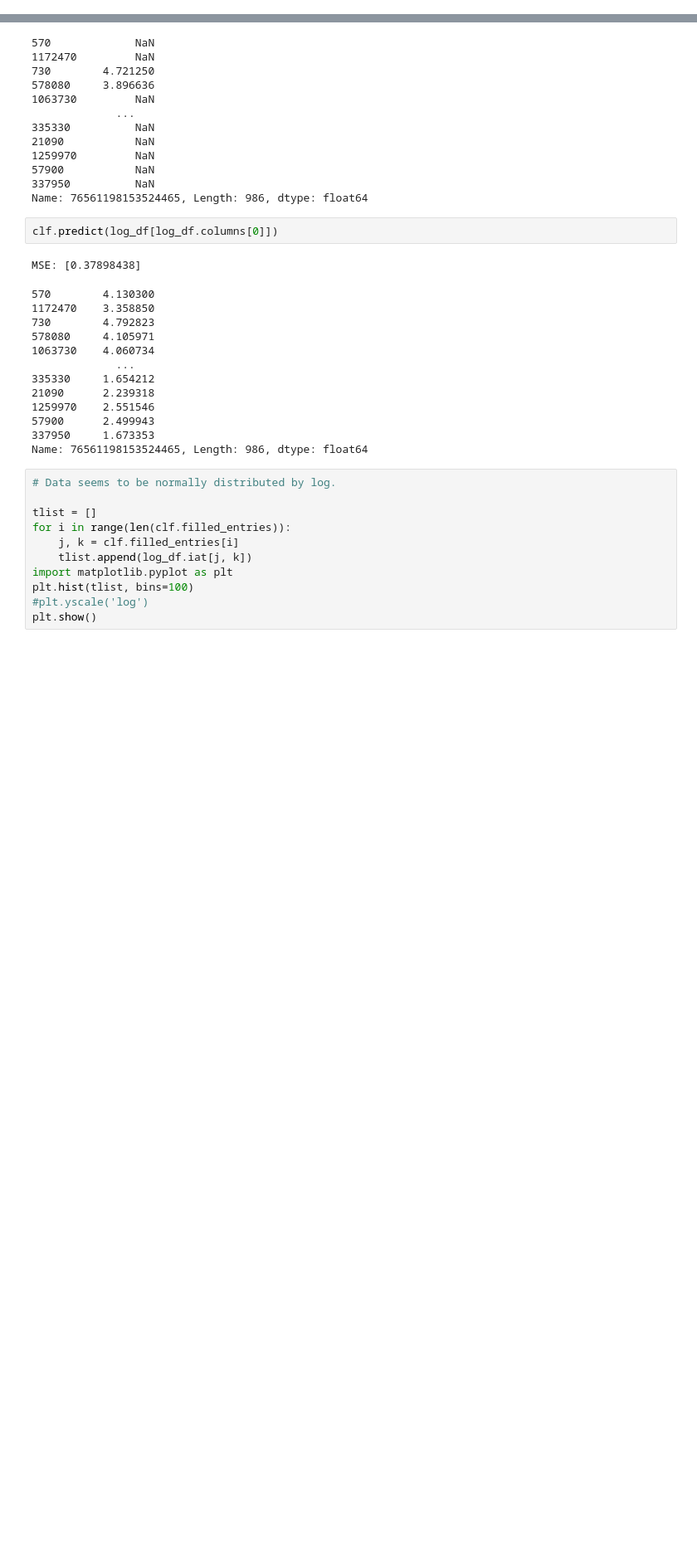
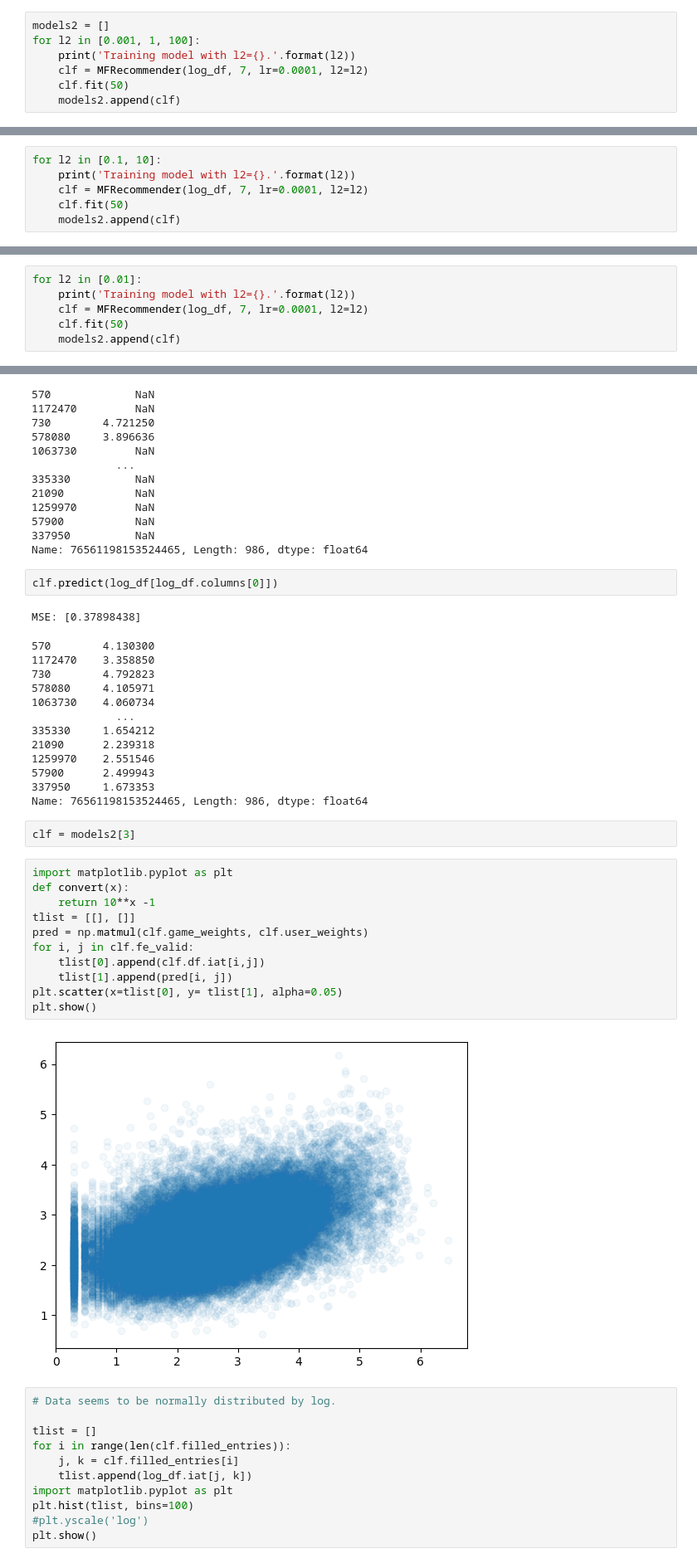
Before and after one commit to jschroeder35/gamergaminghabits, a Jupyter notebook: Recommender_model.ipynb, the cells around one changed output, grey strips where cells are left out. Shown: that part at 83% size. Drawn from its saved outputs; the diff is of its cells as text; blank space fills up the shorter version.

```diff
--- a/Recommender_model.ipynb
+++ b/Recommender_model.ipynb
@@ -258,0 +235,7 @@ KeyboardInterrupt:
+# %%
+models2 = []
+for l2 in [0.001, 1, 100]:
+    print('Training model with l2={}.'.format(l2))
+    clf = MFRecommender(log_df, 7, lr=0.0001, l2=l2)
+    clf.fit(50)
+    models2.append(clf)
@@ -258,0 +260,6 @@ KeyboardInterrupt:
+# %%
+for l2 in [0.1, 10]:
+    print('Training model with l2={}.'.format(l2))
+    clf = MFRecommender(log_df, 7, lr=0.0001, l2=l2)
+    clf.fit(50)
+    models2.append(clf)
@@ -258,0 +284,6 @@ KeyboardInterrupt:
+# %%
+for l2 in [0.01]:
+    print('Training model with l2={}.'.format(l2))
+    clf = MFRecommender(log_df, 7, lr=0.0001, l2=l2)
+    clf.fit(50)
+    models2.append(clf)
@@ -317,6 +390,21 @@ MSE: [0.37898438]
 57900      2.499943
 337950     1.673353
 Name: 76561198153524465, Length: 986, dtype: float64
+# %%
+clf = models2[3]
+# %%
+import matplotlib.pyplot as plt
+def convert(x):
+    return 10**x -1
+tlist = [[], []]
+pred = np.matmul(clf.game_weights, clf.user_weights)
+for i, j in clf.fe_valid:
+    tlist[0].append(clf.df.iat[i,j])
+    tlist[1].append(pred[i, j])
+plt.scatter(x=tlist[0], y= tlist[1], alpha=0.05)
+plt.show()
+# %% [output]
+[figure, added]
 # %%
 # Data seems to be normally distributed by log.
 
```
Also changed, not shown: parts of 8 cells of this notebook.
